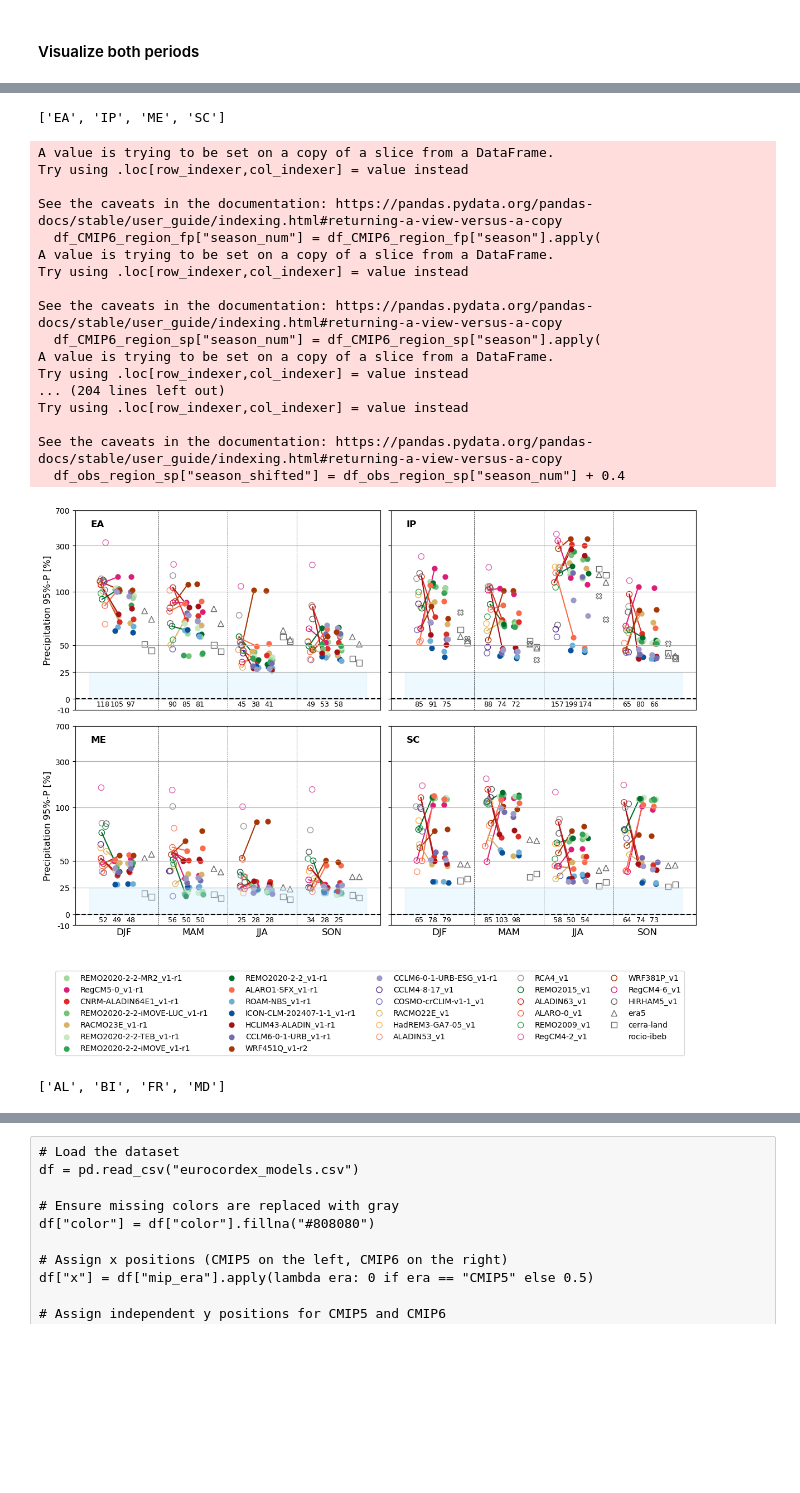
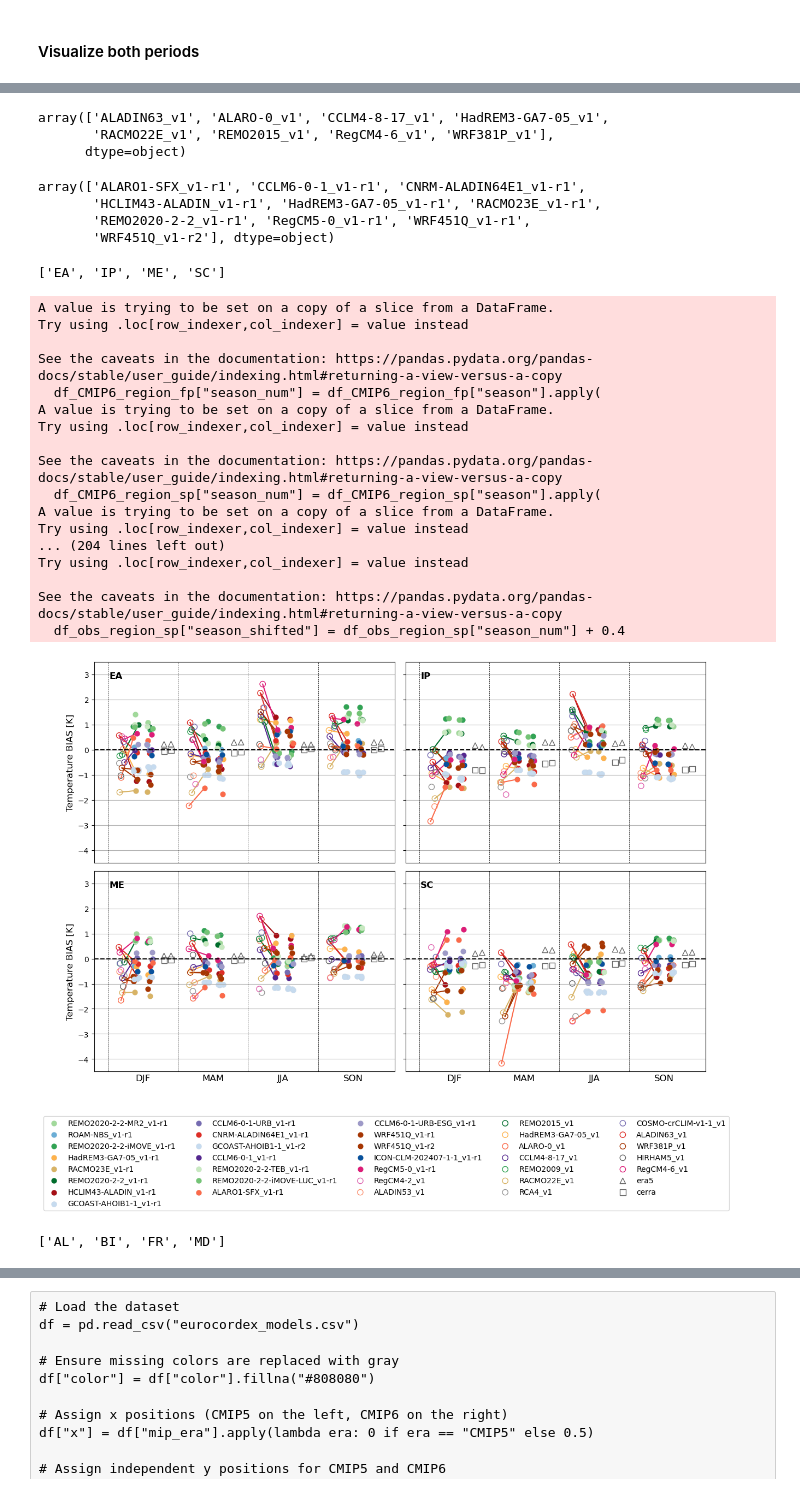
Before and after one commit to euro-cordex/joint-evaluation, a Jupyter notebook: eval-book/regional_bias.ipynb, the cells around one changed output, grey strips where cells are left out. Drawn from its saved outputs; the diff is of its cells as text; code cells hidden in the pictures; blank space fills up the shorter version.

```diff
--- a/eval-book/regional_bias.ipynb
+++ b/eval-book/regional_bias.ipynb
@@ -55,6 +56,6 @@ xarray_open_kwargs["chunks"] = {"time": 160}
 # %%
 # Parameter papermill
-index = "pr95"
+index = "tas"
 frequency = "mon"
 domain = "EUR-11"
 regridding = "bilinear"
@@ -547,9 +517,10 @@ print(np.min(df_CMIP6_sp[variable]), np.max(df_CMIP6_sp[variable]))
 # %%
-list_model_version = np.array(
-    (
-        eur_colors["model"].astype(str) + "_" + eur_colors["model_version"].astype(str)
-    ).tolist()
-)
+list_model_version = np.array((eur_colors["model"].astype(str) + "_" + eur_colors["model_version"].astype(str)).tolist())
+# %%
+if reference_regions == "PRUDENCE":
+    regions = [["EA", "IP", "ME", "SC"], ["AL", "BI", "FR", "MD"]]
+if reference_regions == "AR6":
+    regions = [["NEU", "WCE", "MED", "EEU"]]
 # %%
 # Create dataframes to hold the biases for the subset of models
 # whose parents are weighted by the number of models
@@ -558,7 +529,6 @@ df_CMIP5_fp_fair = pd.DataFrame(columns=df_CMIP6_fp.columns)
 df_CMIP6_sp_fair = pd.DataFrame(columns=df_CMIP6_fp.columns)
 df_CMIP5_sp_fair = pd.DataFrame(columns=df_CMIP6_fp.columns)
 
-regions = ["EA", "IP", "ME", "SC", "AL", "BI", "FR", "MD"]
 row_idx = 0  # row counter
 
 for model in np.unique(df_CMIP6_fp["dset_id"]):
@@ -566,8 +536,8 @@ for model in np.unique(df_CMIP6_fp["dset_id"]):
 
     # Get parent information from eur_colors
     row = eur_colors.loc[
-        (eur_colors["model"] == model_name)
-        & (eur_colors["model_version"] == model_version)
+        (eur_colors["model"] == model_name) &
+        (eur_colors["model_version"] == model_version)
     ].iloc[0]
 
     parent = f"{row['parent']}_{row['parent_version']}"
@@ -576,15 +546,15 @@ for model in np.unique(df_CMIP6_fp["dset_id"]):
     if parent not in df_CMIP5_fp["dset_id"].values:
         continue
 
-    for i, region in enumerate(regions):
+    for i, region in enumerate([x for sublist in regions for x in sublist]):
         for season in seasons:
 
             # Helper function to extract the 'tas' value
             def get_value(df, dset_id):
                 mask = (
-                    (df["dset_id"] == dset_id)
-                    & (df["season"] == season)
-                    & (df["abbrevs"] == region)
+                    (df["dset_id"] == dset_id) &
+                    (df["season"] == season) &
+                    (df["abbrevs"] == region)
                 )
                 if not mask.any():
                     return np.nan
@@ -600,9 +570,9 @@ for model in np.unique(df_CMIP6_fp["dset_id"]):
                 continue
 
             common_fields = {
-                "season": season,
-                "region": i,
-                "idd": index,
+                "season":  season,
+                "region":  i,
+                "idd":     index,
                 "abbrevs": region,
             }
 
@@ -610,33 +580,46 @@ for model in np.unique(df_CMIP6_fp["dset_id"]):
             df_CMIP6_fp_fair.loc[row_idx, :] = {
                 **common_fields,
                 "dset_id": model,
-                variable: tas_6_fp,
+                variable:     tas_6_fp,
             }
 
             # CMIP6 sp
             df_CMIP6_sp_fair.loc[row_idx, :] = {
                 **common_fields,
                 "dset_id": model,
-                variable: tas_6_sp,
+                variable:     tas_6_sp,
             }
 
             # CMIP5 fp
             df_CMIP5_fp_fair.loc[row_idx, :] = {
                 **common_fields,
                 "dset_id": parent,
-                variable: tas_5_fp,
+                variable:     tas_5_fp,
             }
 
             # CMIP5 sp
             df_CMIP5_sp_fair.loc[row_idx, :] = {
                 **common_fields,
                 "dset_id": parent,
-                variable: tas_5_sp,
+                variable:     tas_5_sp,
             }
 
             row_idx += 1
+# %%
+np.unique(df_CMIP5_fp_fair['dset_id'])
+# %% [output]
+array(['ALADIN63_v1', 'ALARO-0_v1', 'CCLM4-8-17_v1', 'HadREM3-GA7-05_v1',
+       'RACMO22E_v1', 'REMO2015_v1', 'RegCM4-6_v1', 'WRF381P_v1'],
+      dtype=object)
+# %%
+np.unique(df_CMIP6_fp_fair['dset_id'])
+# %% [output]
+array(['ALARO1-SFX_v1-r1', 'CCLM6-0-1_v1-r1', 'CNRM-ALADIN64E1_v1-r1',
+       'HCLIM43-ALADIN_v1-r1', 'HadREM3-GA7-05_v1-r1', 'RACMO23E_v1-r1',
+       'REMO2020-2-2_v1-r1', 'RegCM5-0_v1-r1', 'WRF451Q_v1-r1',
+       'WRF451Q_v1-r2'], dtype=object)
 # %%
-for n_r, regs in enumerate([["EA", "IP", "ME", "SC"], ["AL", "BI", "FR", "MD"]]):
+for n_r, regs in enumerate(regions):
     kwargs = {
         "regs": regs,
         "nregs": "A" if n_r == 0 else "B",
@@ -650,35 +633,35 @@ for n_r, regs in enumerate([["EA", "IP", "ME", "SC"], ["AL", "BI", "FR", "MD"]])
         "df_CMIP5_fp": df_CMIP5_fp,
         "df_CMIP5_sp": df_CMIP5_sp,
         "df_obs_fp": df_obs_fp,
         "df_obs_sp": df_obs_sp,
         "df_CMIP6_fp_fair": df_CMIP6_fp_fair,
         "df_CMIP6_sp_fair": df_CMIP6_sp_fair,
         "df_CMIP5_fp_fair": df_CMIP5_fp_fair,
         "df_CMIP5_sp_fair": df_CMIP5_sp_fair,
         "save_figure_path": save_figure_path,
-        "reference_regions": reference_regions,
+        "reference_regions": reference_regions
     }
     fig_bias, ax_bias = plot_regional_biases(**kwargs)
 # %% [output]
 ['EA', 'IP', 'ME', 'SC']
 A value is trying to be set on a copy of a slice from a DataFrame.
 Try using .loc[row_indexer,col_indexer] = value instead
 
 See the caveats in the documentation: https://pandas.pydata.org/pandas-docs/stable/user_guide/indexing.html#returning-a-view-versus-a-copy
   df_CMIP6_region_fp["season_num"] = df_CMIP6_region_fp["season"].apply(
 A value is trying to be set on a copy of a slice from a DataFrame.
 Try using .loc[row_indexer,col_indexer] = value instead
 
 See the caveats in the documentation: https://pandas.pydata.org/pandas-docs/stable/user_guide/indexing.html#returning-a-view-versus-a-copy
   df_CMIP6_region_sp["season_num"] = df_CMIP6_region_sp["season"].apply(
 A value is trying to be set on a copy of a slice from a DataFrame.
 Try using .loc[row_indexer,col_indexer] = value instead
 ... (204 lines left out)
 Try using .loc[row_indexer,col_indexer] = value instead
 
 See the caveats in the documentation: https://pandas.pydata.org/pandas-docs/stable/user_guide/indexing.html#returning-a-view-versus-a-copy
   df_obs_region_sp["season_shifted"] = df_obs_region_sp["season_num"] + 0.4
-[figure, old version]
+[figure, new version]
 ['AL', 'BI', 'FR', 'MD']
 A value is trying to be set on a copy of a slice from a DataFrame.
 Try using .loc[row_indexer,col_indexer] = value instead
```
Also changed, not shown: parts of 21 cells of this notebook, 7 other files.
